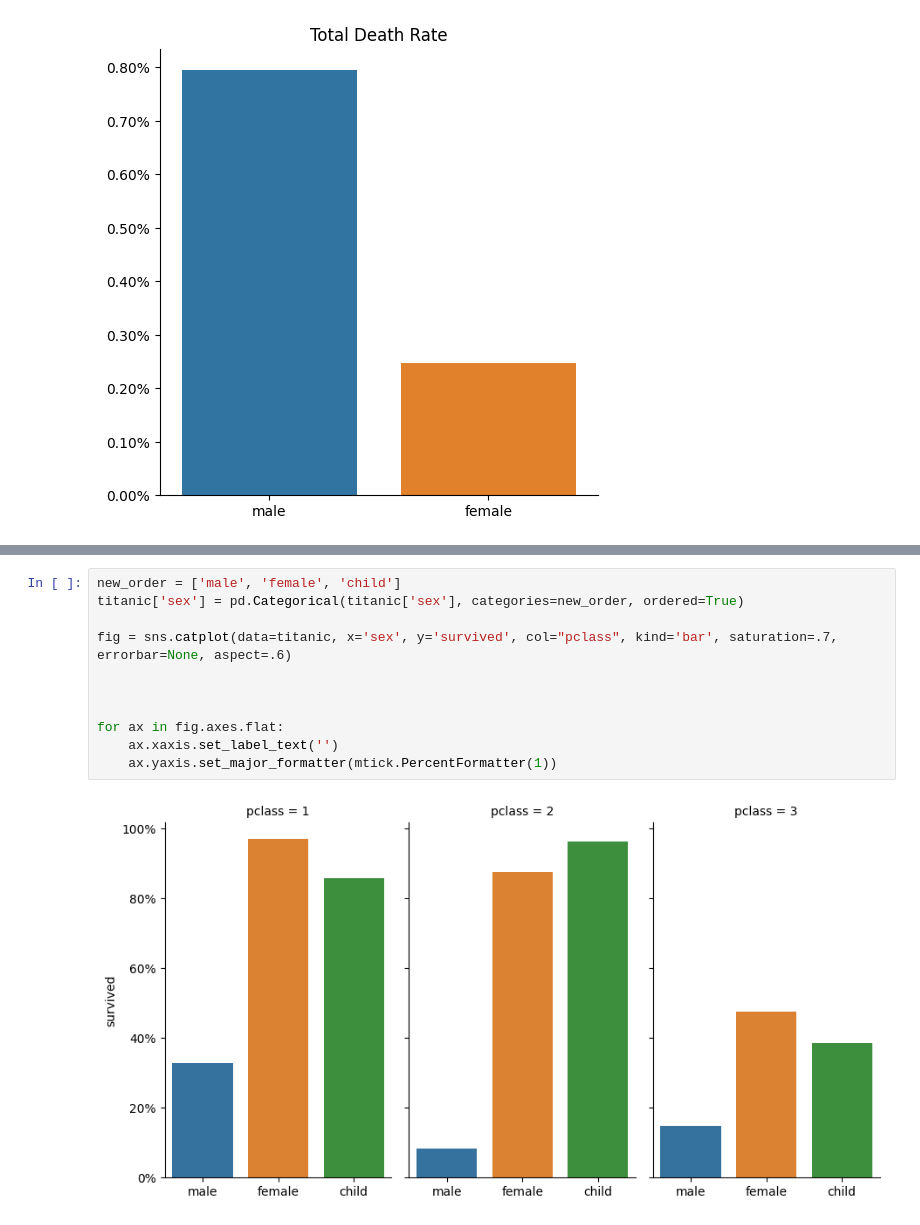
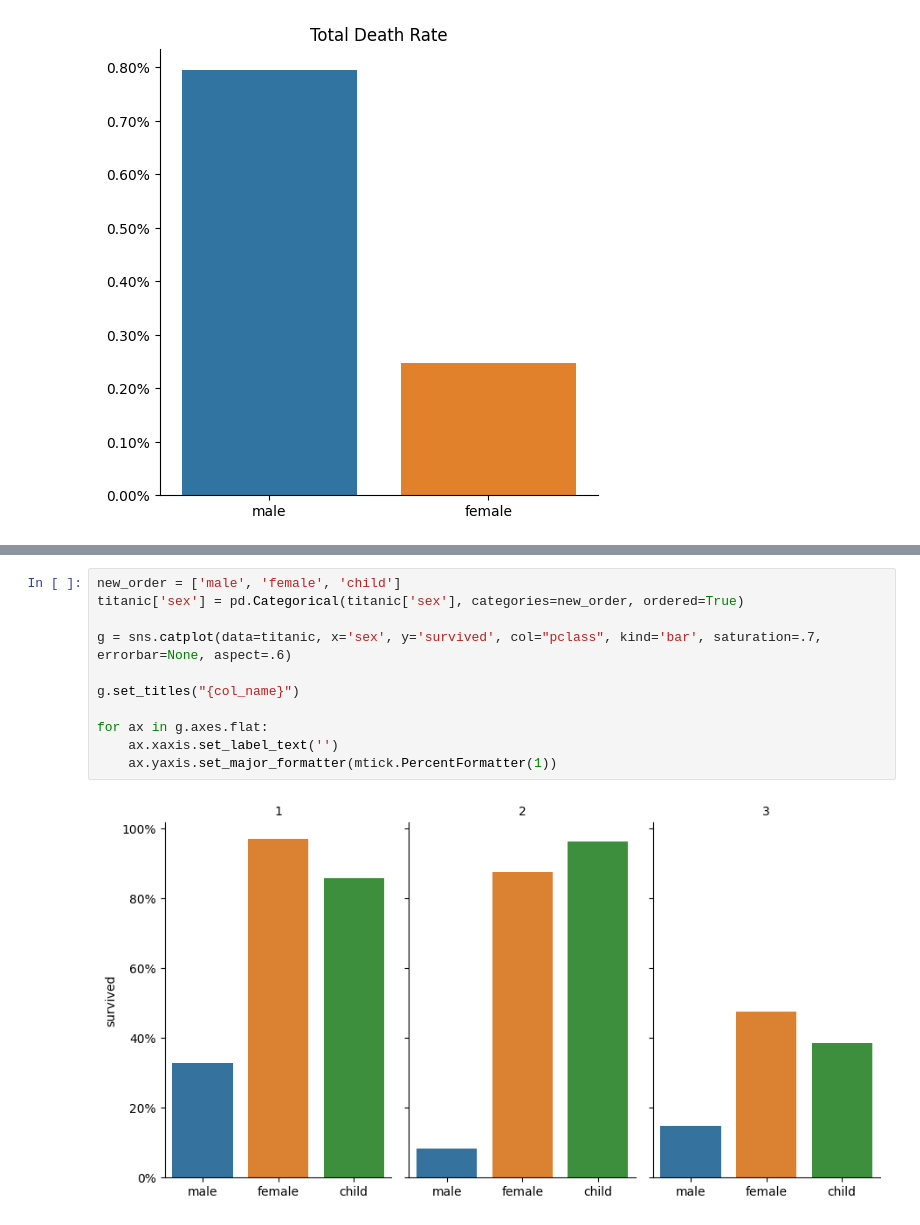
Before and after one commit to eng-robsonsampaio/data-science, a Jupyter notebook: Class 2/assignment1.ipynb, the cells around one changed output, grey strips where cells are left out. Drawn from its saved outputs; the diff is of its cells as text.

```diff
--- a/Class 2/assignment1.ipynb
+++ b/Class 2/assignment1.ipynb
@@ -124,13 +145,13 @@ titanic.loc[condition, 'sex'] = 'child'
 # %%
 new_order = ['male', 'female', 'child']
 titanic['sex'] = pd.Categorical(titanic['sex'], categories=new_order, ordered=True)
 
-fig = sns.catplot(data=titanic, x='sex', y='survived', col="pclass", kind='bar', saturation=.7, errorbar=None, aspect=.6)
+g = sns.catplot(data=titanic, x='sex', y='survived', col="pclass", kind='bar', saturation=.7, errorbar=None, aspect=.6)
 
+g.set_titles("{col_name}")
 
-
-for ax in fig.axes.flat:
+for ax in g.axes.flat:
     ax.xaxis.set_label_text('')
     ax.yaxis.set_major_formatter(mtick.PercentFormatter(1))
 # %% [output]
-[figure, old version]
+[figure, new version]
```
Also changed, not shown: parts of 7 cells of this notebook, 1 other file.
